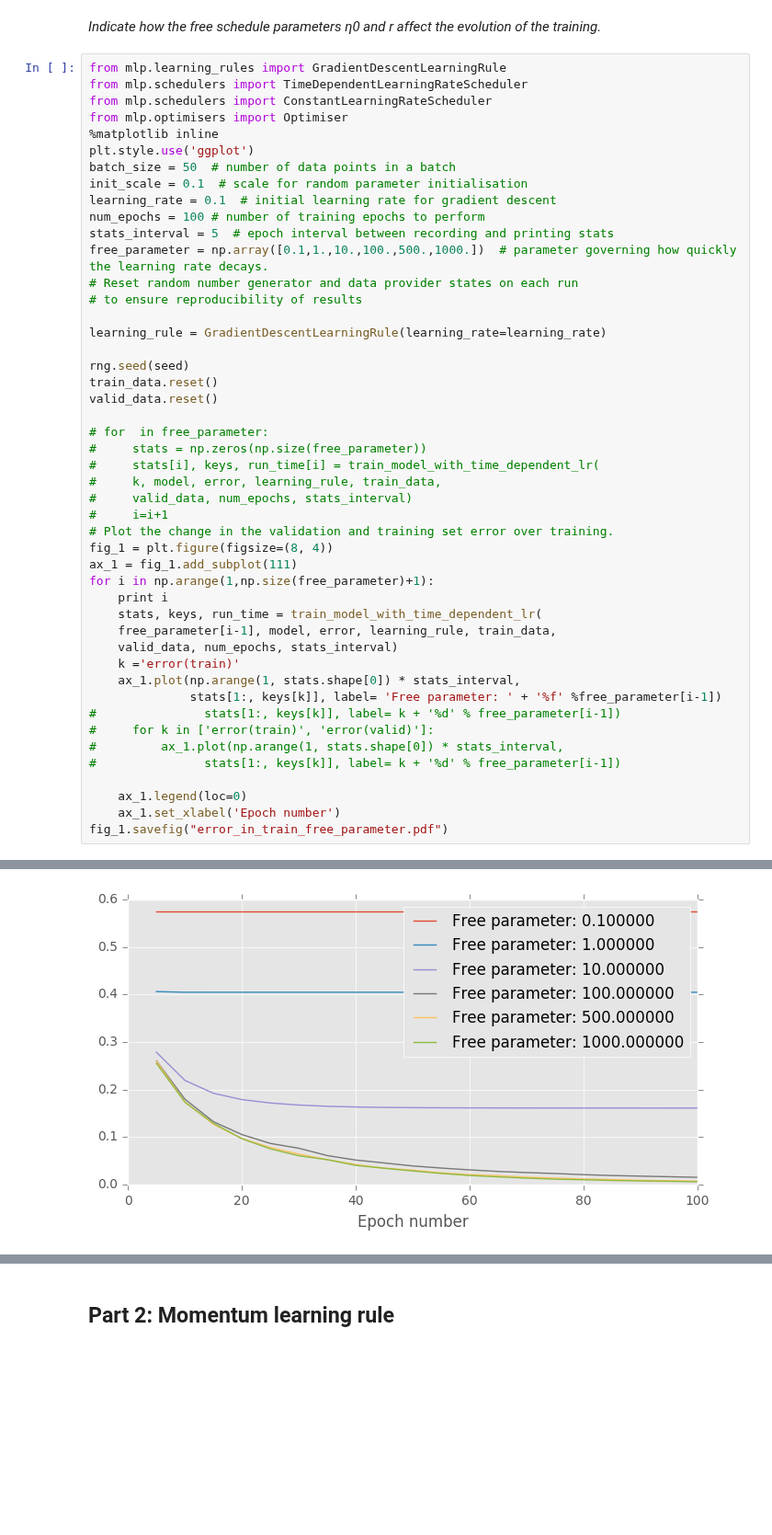
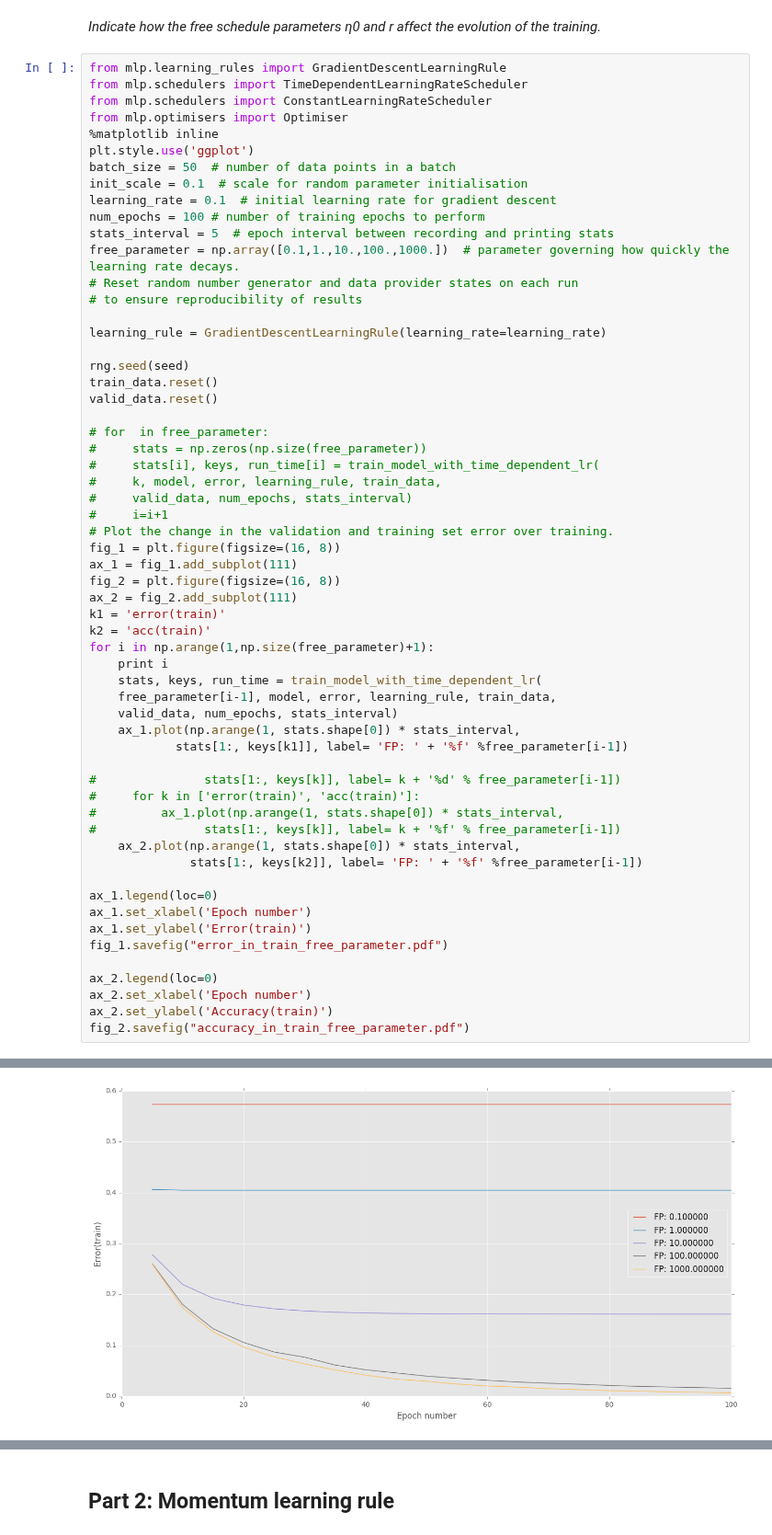
Before and after one commit to clarkzhao/Course-MLP, a Jupyter notebook: notebooks/Coursework_1.ipynb, the cells around one changed output, grey strips where cells are left out. Shown at 92% size. Saved outputs shown, nothing was run; the diff lists cells and outputs as text; blank space fills up the shorter version.

```diff
--- a/notebooks/Coursework_1.ipynb
+++ b/notebooks/Coursework_1.ipynb
@@ -269,7 +210,7 @@ init_scale = 0.1  # scale for random parameter initialisation
 learning_rate = 0.1  # initial learning rate for gradient descent
 num_epochs = 100 # number of training epochs to perform
 stats_interval = 5  # epoch interval between recording and printing stats
-free_parameter = np.array([0.1,1.,10.,100.,500.,1000.])  # parameter governing how quickly the learning rate decays.
+free_parameter = np.array([0.1,1.,10.,100.,1000.])  # parameter governing how quickly the learning rate decays.
 # Reset random number generator and data provider states on each run
 # to ensure reproducibility of results
 
@@ -286,23 +227,35 @@ valid_data.reset()
 #     valid_data, num_epochs, stats_interval)
 #     i=i+1
 # Plot the change in the validation and training set error over training.
-fig_1 = plt.figure(figsize=(8, 4))
+fig_1 = plt.figure(figsize=(16, 8))
 ax_1 = fig_1.add_subplot(111)
+fig_2 = plt.figure(figsize=(16, 8))
+ax_2 = fig_2.add_subplot(111)
+k1 = 'error(train)'
+k2 = 'acc(train)'
 for i in np.arange(1,np.size(free_parameter)+1):
     print i
     stats, keys, run_time = train_model_with_time_dependent_lr(
     free_parameter[i-1], model, error, learning_rule, train_data,
     valid_data, num_epochs, stats_interval)
-    k ='error(train)'
     ax_1.plot(np.arange(1, stats.shape[0]) * stats_interval,
-              stats[1:, keys[k]], label= 'Free parameter: ' + '%f' %free_parameter[i-1])
+            stats[1:, keys[k1]], label= 'FP: ' + '%f' %free_parameter[i-1])
+
 #               stats[1:, keys[k]], label= k + '%d' % free_parameter[i-1])
-#     for k in ['error(train)', 'error(valid)']:
+#     for k in ['error(train)', 'acc(train)']:
 #         ax_1.plot(np.arange(1, stats.shape[0]) * stats_interval,
-#               stats[1:, keys[k]], label= k + '%d' % free_parameter[i-1])
+#               stats[1:, keys[k]], label= k + '%f' % free_parameter[i-1])
+    ax_2.plot(np.arange(1, stats.shape[0]) * stats_interval,
+              stats[1:, keys[k2]], label= 'FP: ' + '%f' %free_parameter[i-1])
 
-    ax_1.legend(loc=0)
-    ax_1.set_xlabel('Epoch number')
+ax_1.legend(loc=0)
+ax_1.set_xlabel('Epoch number')
+ax_1.set_ylabel('Error(train)')
 fig_1.savefig("error_in_train_free_parameter.pdf")
+
+ax_2.legend(loc=0)
+ax_2.set_xlabel('Epoch number')
+ax_2.set_ylabel('Accuracy(train)')
+fig_2.savefig("accuracy_in_train_free_parameter.pdf")
 # %% [output]
 1
@@ -416 +351 @@ Epoch 100: 0.95s to complete
-[figure, old version]
+[figure, new version]
```
Also changed, not shown: parts of 5 cells of this notebook.
